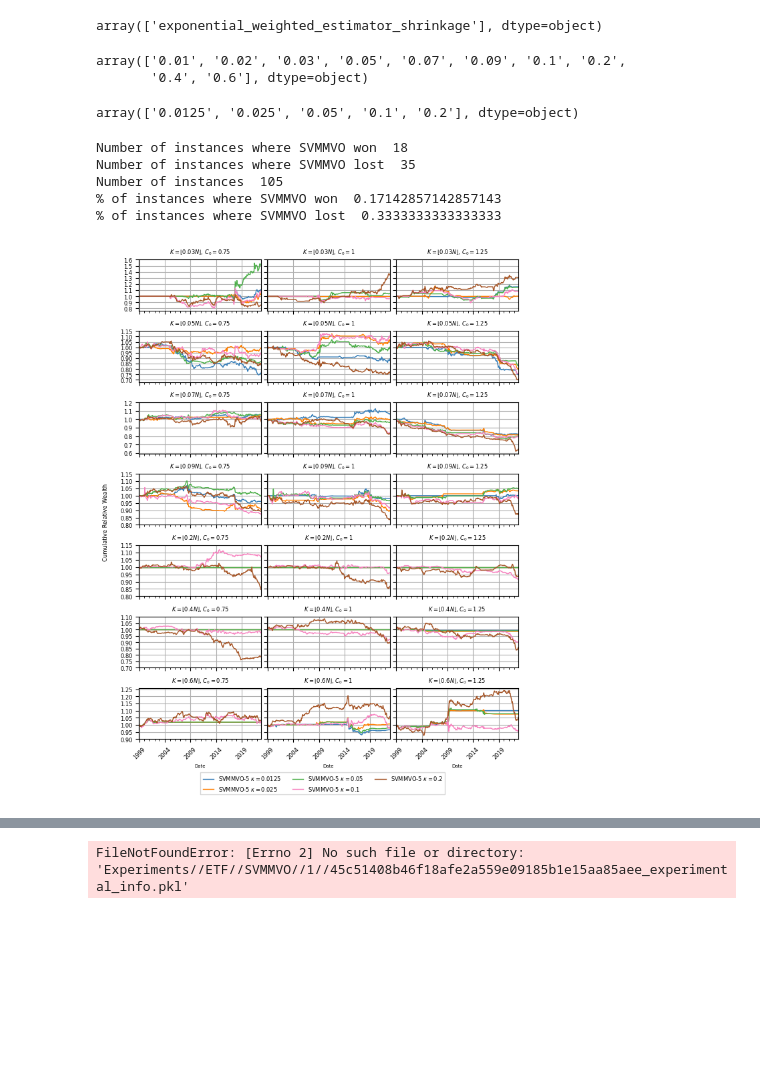
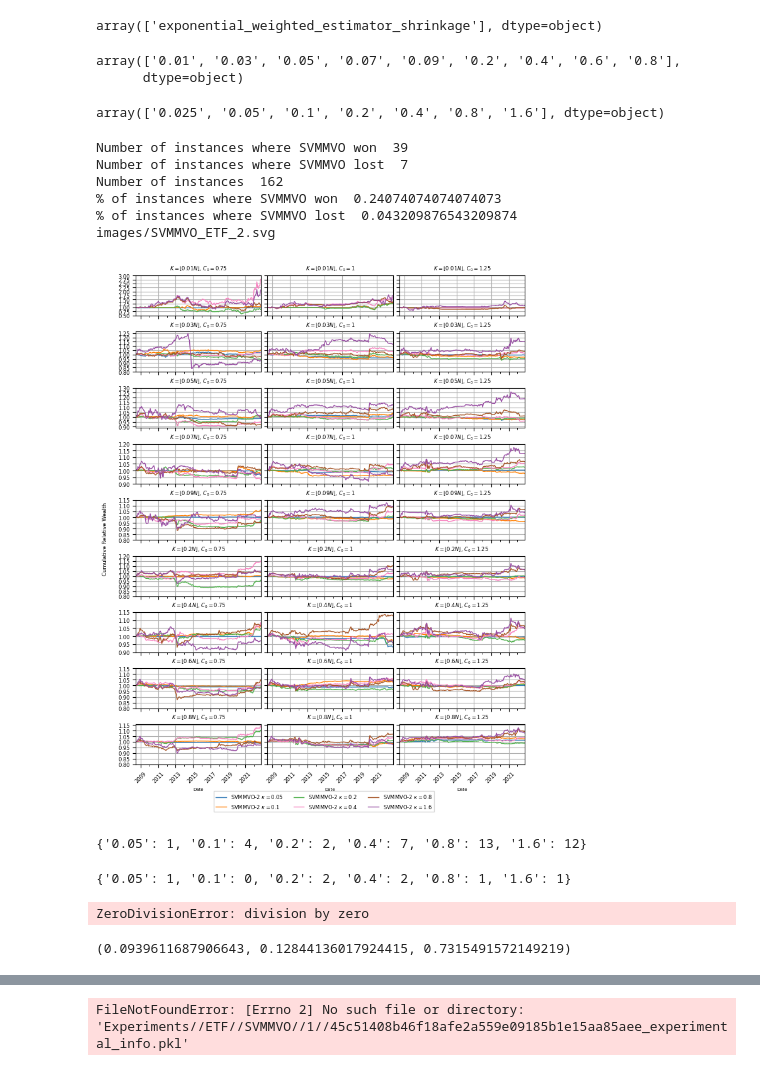
Before and after one commit to davidislip/support_vector_risk_machine, a Jupyter notebook: Results.ipynb, the cells around one changed output, grey strips where cells are left out. Cells and saved outputs as stored; diff of their text form; code cells hidden in the pictures; blank space fills up the shorter version.

Commit message:
updated results

```diff
--- a/Results.ipynb
+++ b/Results.ipynb
@@ -23,9 +23,13 @@ Database.initialize("sqlite:///Database//financial_db.sqlite") #for courses repl
 inspector = inspect(Database.engine)
 print(inspector.get_table_names())
 
-universe = 'SP'
-imputation_method = 'Multivariate' # 'Multivariate for SP'
-ticker_str = 'AAPL'
+universe = 'ETF'
+if universe == 'ETF':
+    imputation_method = 'Univariate' # 'Multivariate for SP'
+    ticker_str = 'SPY'
+else:
+    imputation_method = 'Multivariate' # 'Multivariate for SP'
+    ticker_str = 'AAPL'
 # exponential params
 
 adjClose = pd.read_csv("flat_files/MonthlyAssetPrices"+ universe + ".csv", index_col=0, header = 1).iloc[1:,:]
@@ -117,7 +121,7 @@ assert adjClose.index[0] == factorRet.index[0]
 
 initialVal = 100000
 estimator_str = 'exponential_weighted_estimator_shrinkage'
-q = 5
+q = 2
 # %%
 CardMVO_path = "Experiments//"+universe+"//"+"CardMVO"
 CardMVO_experiments = pd.read_pickle(CardMVO_path+"//data_dictionary.pkl")
@@ -237,13 +237,13 @@ array(['exponential_weighted_estimator_shrinkage'], dtype=object)
 cardinality_ratios = np.sort(SVMMVO_experiments_q.cardinality_ratio.unique())
 cardinality_ratios
 # %% [output]
-array(['0.01', '0.02', '0.03', '0.05', '0.07', '0.09', '0.1', '0.2',
-       '0.4', '0.6'], dtype=object)
+array(['0.01', '0.03', '0.05', '0.07', '0.09', '0.2', '0.4', '0.6', '0.8'],
+      dtype=object)
 # %%
 kappas = np.sort(SVMMVO_experiments_q.kappa.unique())
 kappas
 # %% [output]
-array(['0.0125', '0.025', '0.05', '0.1', '0.2'], dtype=object)
+array(['0.025', '0.05', '0.1', '0.2', '0.4', '0.8', '1.6'], dtype=object)
 # %%
 # filtering step
 SVMMVO_experiments_q =SVMMVO_experiments_q[SVMMVO_experiments_q.estimator == estimator_str]
@@ -283,7 +283,11 @@ def plot_results_relative_ticker(CardMVO_results, MVO_results, SVMMVO_results_q,
     CB_color_cycle = ['#377eb8', '#ff7f00', '#4daf4a',
                       '#f781bf', '#a65628', '#984ea3',
                       '#999999', '#e41a1c', '#dede00']
-
+    win_rates = {}
+    loss_rates = {}
+    for kappa in kappas:
+        win_rates[kappa] = 0
+        loss_rates[kappa] = 0
     # load in the appropriate files
     for i in range(len(cardinalities)):
 
@@ -329,8 +333,10 @@ def plot_results_relative_ticker(CardMVO_results, MVO_results, SVMMVO_results_q,
                 k+=1
                 if svmmvo_rel_wealth.iloc[-1] > 1.05:
                     win_count += 1
+                    win_rates[kappa] += 1
                 elif svmmvo_rel_wealth.iloc[-1] < 0.95:
                     loss_count += 1
+                    loss_rates[kappa] += 1
                 max_ = svmmvo_rel_wealth.max() #card_mvo_rel_wealth.max()  # [0]
                 min_ = svmmvo_rel_wealth.min()
                 # print(max_)
@@ -377,22 +383,27 @@ def plot_results_relative_ticker(CardMVO_results, MVO_results, SVMMVO_results_q,
     print("Number of instances ", len(cardinalities)*len(turnovers)*len(kappas))
     print("% of instances where SVMMVO won ", win_count/(len(cardinalities)*len(turnovers)*len(kappas)))
     print("% of instances where SVMMVO lost ", loss_count/(len(cardinalities)*len(turnovers)*len(kappas)))
-    return
+    return win_rates, loss_rates
 # %%
-#ETF kappas[1:7]
-# cardinality_ratios = [0.03, 0.05, 0.07, 0.09, 0.2, 0.4, 0.6] #[0.01, 0.03, 0.05, 0.07, 0.09]#[0.1, 0.2, 0.4, 0.6] #[0.03, 0.05, 0.07, 0.09] # includes mvo
+if universe == 'ETF':
+    kappas_plot = kappas[1:7]
+    cardinality_ratios = [0.01, 0.03, 0.05, 0.07, 0.09, 0.2, 0.4, 0.6, 0.8] #[0.01, 0.03, 0.05, 0.07, 0.09]#[0.1, 0.2, 0.4, 0.6] #[0.03, 0.05, 0.07, 0.09] # includes mvo
+else:
+    kappas_plot = kappas[0:7]
+    cardinality_ratios = [0.03, 0.05, 0.07, 0.09, 0.2, 0.4, 0.6] #[0.01, 0.03, 0.05, 0.07, 0.09]#[0.1, 0.2, 0.4, 0.6] #[0.03, 0.05, 0.07, 0.09] # includes mvo
 # %%
-cardinality_ratios = [0.03, 0.05, 0.07, 0.09, 0.2, 0.4, 0.6] # [0.01, 0.03, 0.05, 0.07, 0.09]#[0.1, 0.2, 0.4, 0.6] #[0.03, 0.05, 0.07, 0.09] # includes mvo
 turnover_limits = [0.75, 1, 1.25]
 
-plot_results_relative_ticker(CardMVO_results, MVO_results, SVMMVO_results_q,
-                             turnover_limits, cardinality_ratios, q, kappas[0:5],
-                             adjClose, initialVal=100000, ticker_str=ticker_str, figsize=(6.5, 8.5))
+win_rates, loss_rates = plot_results_relative_ticker(CardMVO_results, MVO_results, SVMMVO_results_q,
+                             turnover_limits, cardinality_ratios, q, kappas_plot,
+                             adjClose, initialVal=100000, ticker_str=ticker_str, figsize=(7, 9))
+print("images/SVMMVO_"+universe + "_" + str(q) + ".svg")
 plt.savefig("images/SVMMVO_"+universe + "_" + str(q) + ".svg")
 # %% [output]
-Number of instances where SVMMVO won  18
-Number of instances where SVMMVO lost  35
-Number of instances  105
-% of instances where SVMMVO won  0.17142857142857143
-% of instances where SVMMVO lost  0.3333333333333333
+Number of instances where SVMMVO won  39
+Number of instances where SVMMVO lost  7
+Number of instances  162
+% of instances where SVMMVO won  0.24074074074074073
+% of instances where SVMMVO lost  0.043209876543209874
+images/SVMMVO_ETF_2.svg
-[figure, old version]
+[figure, new version]
@@ -400,0 +410,18 @@ Number of instances  105
+# %%
+win_rates
+# %% [output]
+{'0.05': 1, '0.1': 4, '0.2': 2, '0.4': 7, '0.8': 13, '1.6': 12}
+# %%
+loss_rates
+# %% [output]
+{'0.05': 1, '0.1': 0, '0.2': 2, '0.4': 2, '0.8': 1, '1.6': 1}
+# %%
+win_loss_ratio = {kappa: win_rates[kappa]/loss_rates[kappa] for kappa in kappas_plot}
+win_loss_ratio
+# %% [output]
+ZeroDivisionError: division by zero
+# %%
+mvo_wealth, elapsed_time, x_mvo, turnover = CardMVO_results[('1', '0.75')]
+calculate_return_stats(mvo_wealth, riskFree)
+# %% [output]
+(0.0939611687906643, 0.12844136017924415, 0.7315491572149219)
```
Also changed, not shown: parts of 15 cells of this notebook, 12 other files.
